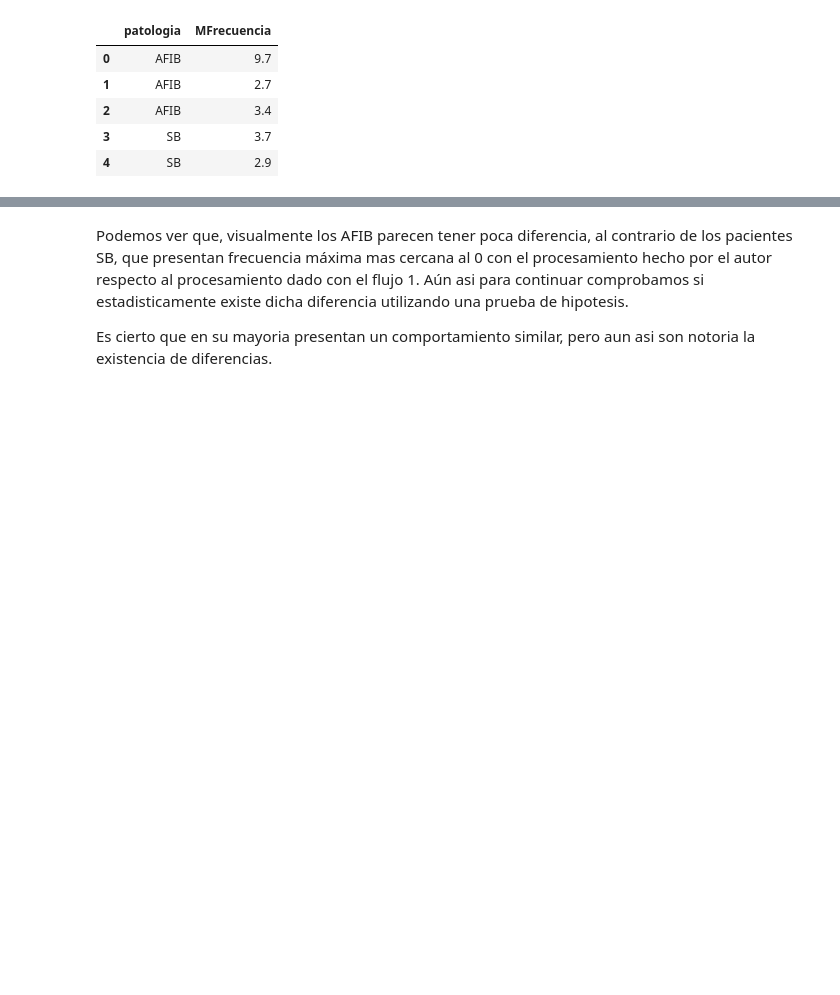
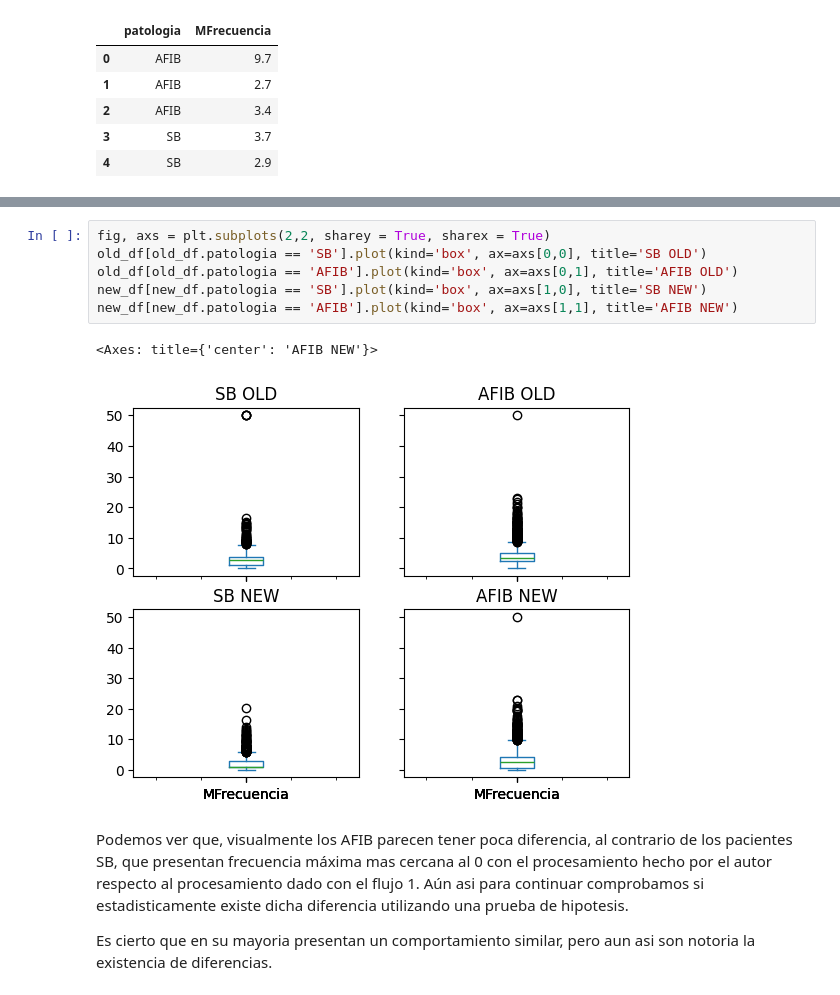
Before and after one commit to AndresBanquezBio/Biosenales, a Jupyter notebook: Proyectos/Proyecto_3/Proyecto3_AndresBanquez_MelinaVillada.ipynb, the cells around one changed output, grey strips where cells are left out. Drawn from its saved outputs; the diff is of its cells as text; blank space fills up the shorter version.

```diff
--- a/Proyectos/Proyecto_3/Proyecto3_AndresBanquez_MelinaVillada.ipynb
+++ b/Proyectos/Proyecto_3/Proyecto3_AndresBanquez_MelinaVillada.ipynb
@@ -438,3 +484,12 @@ new_df[new_df.patologia == 'AFIB'].plot(kind='hist', ax=axs[1,1], title='AFIB NE
+# %%
+fig, axs = plt.subplots(2,2, sharey = True, sharex = True)
+old_df[old_df.patologia == 'SB'].plot(kind='box', ax=axs[0,0], title='SB OLD')
+old_df[old_df.patologia == 'AFIB'].plot(kind='box', ax=axs[0,1], title='AFIB OLD')
+new_df[new_df.patologia == 'SB'].plot(kind='box', ax=axs[1,0], title='SB NEW')
+new_df[new_df.patologia == 'AFIB'].plot(kind='box', ax=axs[1,1], title='AFIB NEW')
+# %% [output]
+<Axes: title={'center': 'AFIB NEW'}>
+[figure, added]
 # %% [markdown]
 Podemos ver que, visualmente los AFIB parecen tener poca diferencia, al contrario de los pacientes SB, que presentan frecuencia máxima mas cercana al 0 con el procesamiento hecho por el autor respecto al procesamiento dado con el flujo 1. Aún asi para continuar comprobamos si estadisticamente existe dicha diferencia utilizando una prueba de hipotesis.
 
```
Also changed, not shown: parts of 21 cells of this notebook.
